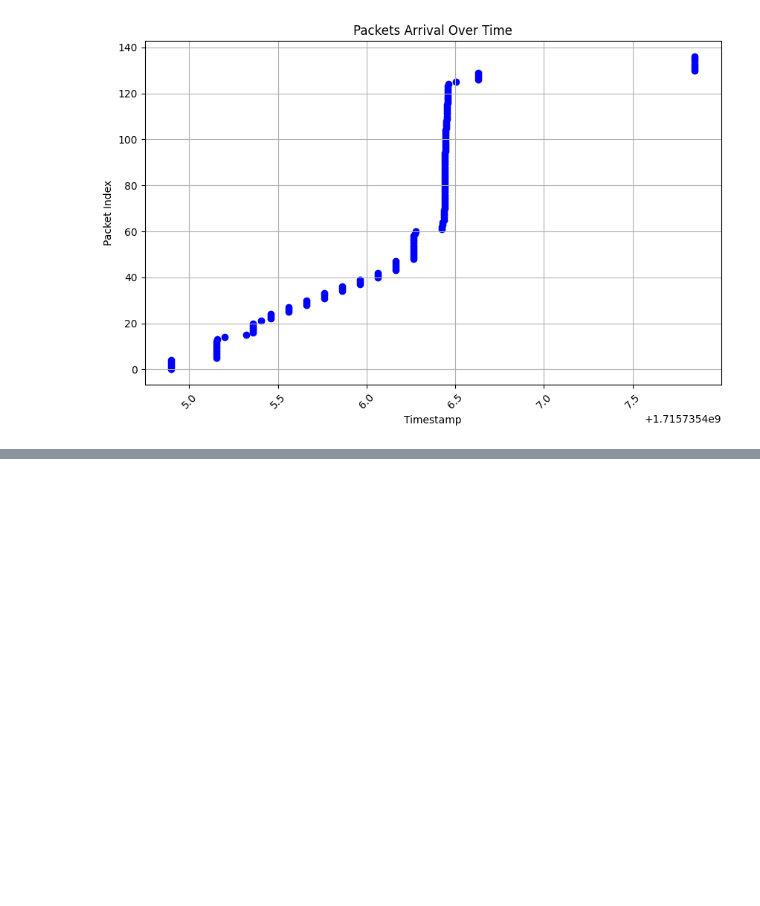
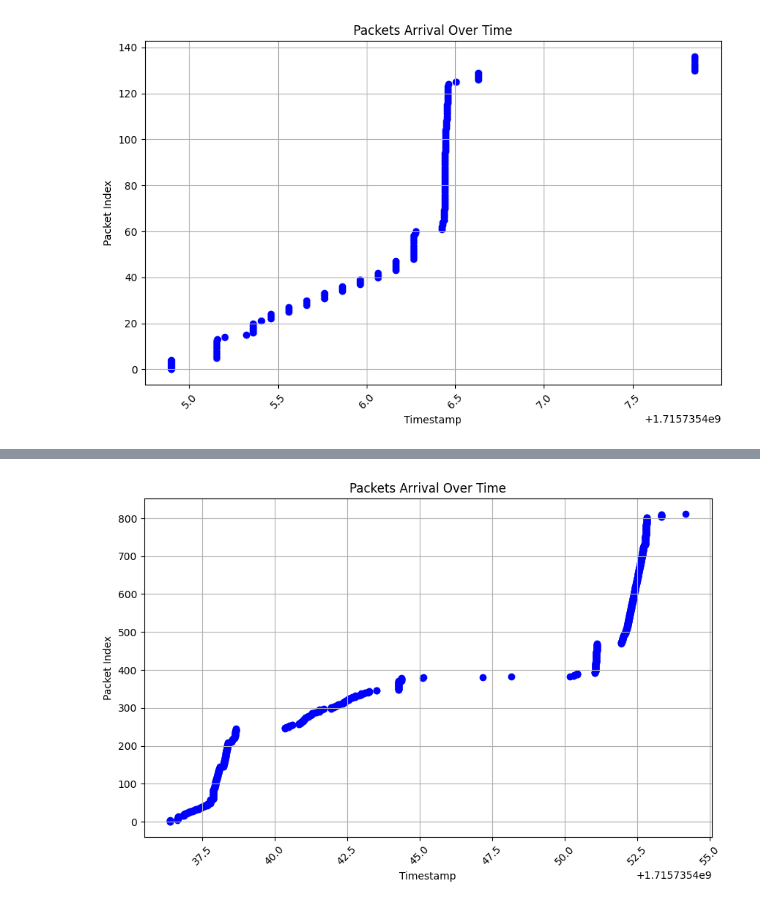
Before and after one commit to yaoyanglee/network-prediction, a Jupyter notebook: visualizations/rdp-vis.ipynb, the cells around one changed output, grey strips where cells are left out. Drawn from its saved outputs; the diff is of its cells as text; code cells hidden in the pictures; blank space fills up the shorter version.

```diff
--- a/rdp-vis.ipynb
+++ b/visualizations/rdp-vis.ipynb
@@ -226,0 +256,4 @@ plotTemporalPosition(df2)
+# %%
+plotTemporalPosition(df3)
+# %% [output]
+[figure, added]
```
Also changed, not shown: parts of 5 cells of this notebook, 9 other files.
